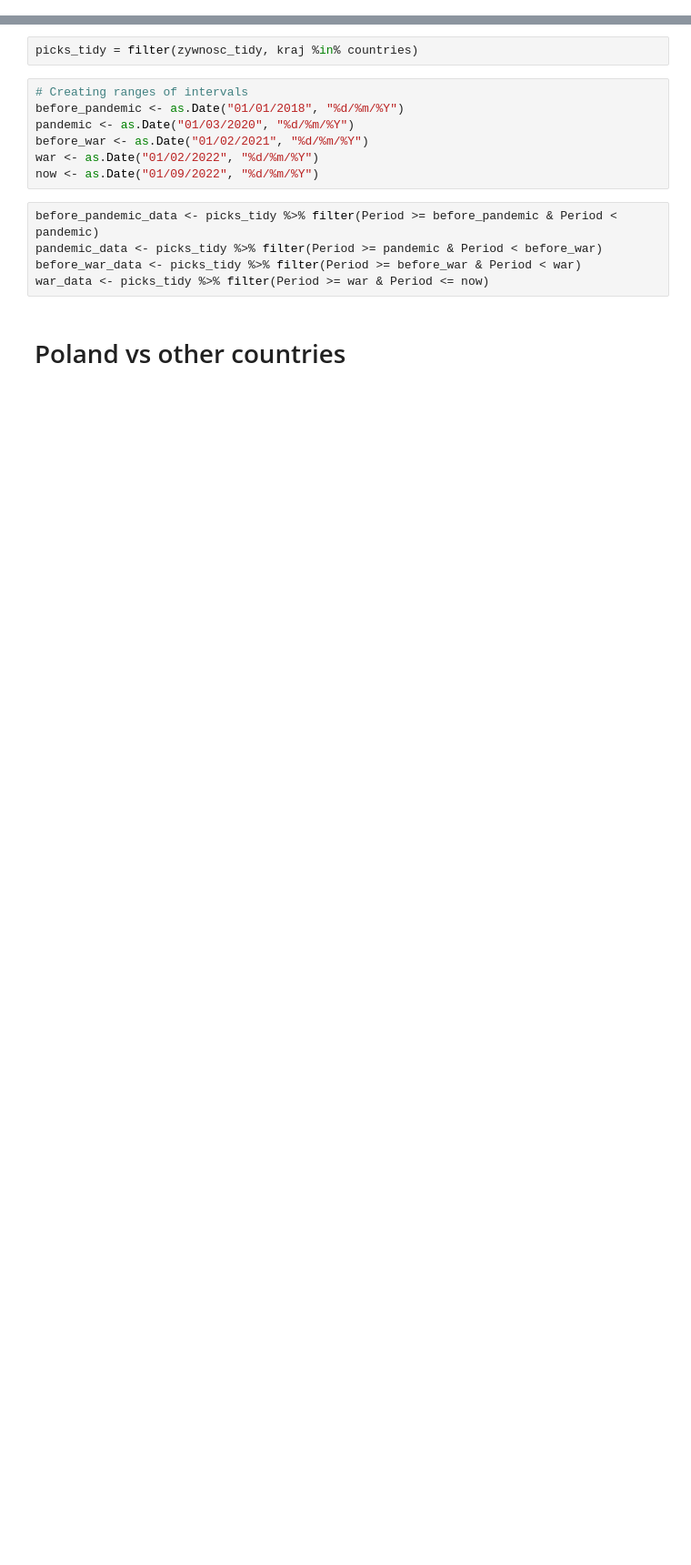
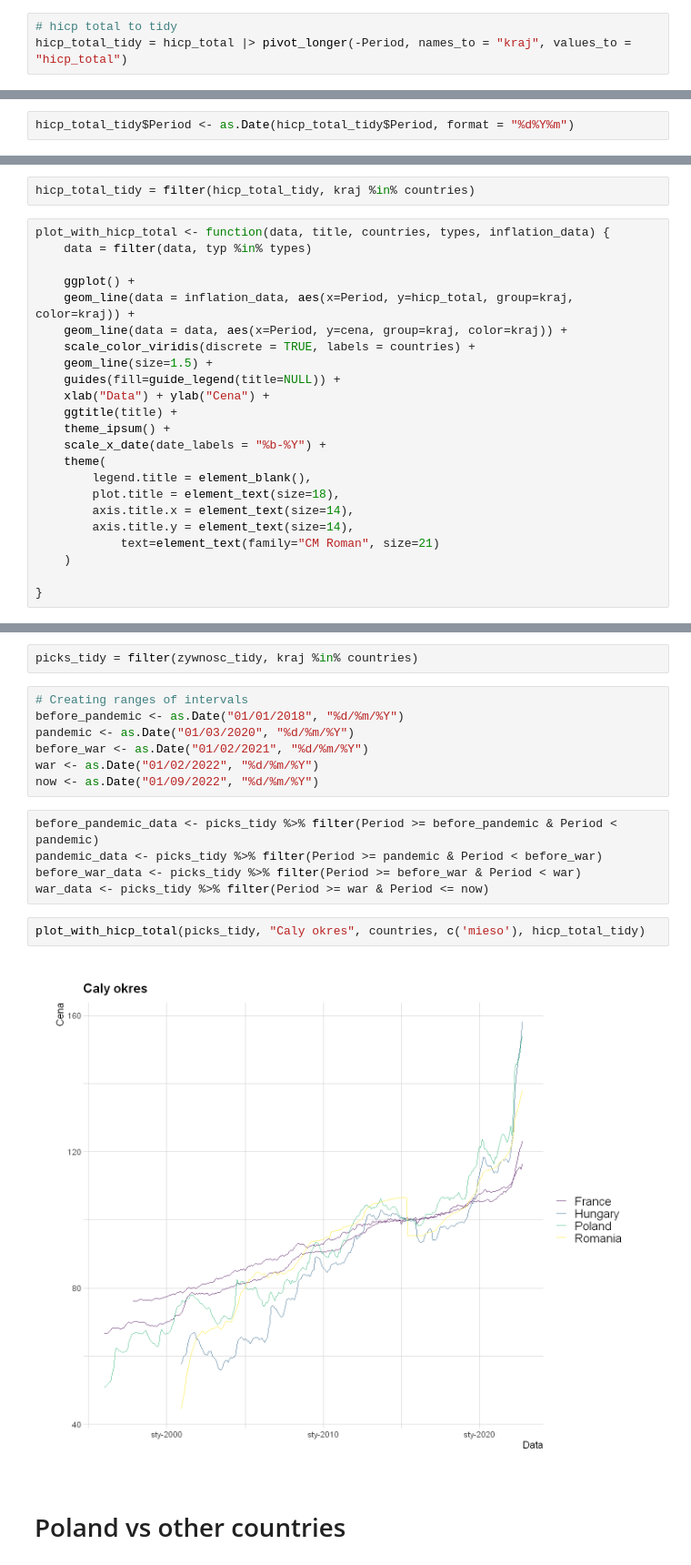
Before and after one commit to AdamixD/SAD_Projekt_1, a Jupyter notebook: Problem2.ipynb, the cells around one changed output, grey strips where cells are left out. Shown at 91% size. Drawn from its saved outputs; the diff is of its cells as text; blank space fills up the shorter version.

Commit message:
hicp total data reading and preparing

```diff
--- a/Problem2.ipynb
+++ b/Problem2.ipynb
@@ -147,0 +158,3 @@ plot <- function(data, title, countries, types) {
+# %%
+# hicp total to tidy
+hicp_total_tidy = hicp_total |> pivot_longer(-Period, names_to = "kraj", values_to = "hicp_total")
@@ -147,0 +191,2 @@ plot <- function(data, title, countries, types) {
+# %%
+hicp_total_tidy$Period <- as.Date(hicp_total_tidy$Period, format = "%d%Y%m")
@@ -148,3 +207,28 @@ plot <- function(data, title, countries, types) {
+# %%
+hicp_total_tidy = filter(hicp_total_tidy, kraj %in% countries)
+# %%
+plot_with_hicp_total <- function(data, title, countries, types, inflation_data) {
+    data = filter(data, typ %in% types)
+
+    ggplot() +
+    geom_line(data = inflation_data, aes(x=Period, y=hicp_total, group=kraj, color=kraj)) +
+    geom_line(data = data, aes(x=Period, y=cena, group=kraj, color=kraj)) +
+    scale_color_viridis(discrete = TRUE, labels = countries) +
+    geom_line(size=1.5) +
+    guides(fill=guide_legend(title=NULL)) +
+    xlab("Data") + ylab("Cena") +
+    ggtitle(title) +
+    theme_ipsum() +
+    scale_x_date(date_labels = "%b-%Y") +
+    theme(
+        legend.title = element_blank(),
+        plot.title = element_text(size=18),
+        axis.title.x = element_text(size=14),
+        axis.title.y = element_text(size=14),
+            text=element_text(family="CM Roman", size=21)
+    )
+
+}
 # %%
 plot_for_country <- function(data, title, countries, types) {
     data = filter(data, typ %in% types)
@@ -184,5 +266,9 @@ before_pandemic_data <- picks_tidy %>% filter(Period >= before_pandemic & Period
 pandemic_data <- picks_tidy %>% filter(Period >= pandemic & Period < before_war)
 before_war_data <- picks_tidy %>% filter(Period >= before_war & Period < war)
 war_data <- picks_tidy %>% filter(Period >= war & Period <= now)
+# %%
+plot_with_hicp_total(picks_tidy, "Caly okres", countries, c('mieso'), hicp_total_tidy)
+# %% [output]
+[figure, added]
 # %% [markdown]
 # Poland vs other countries
```
Also changed, not shown: parts of 25 cells of this notebook.
